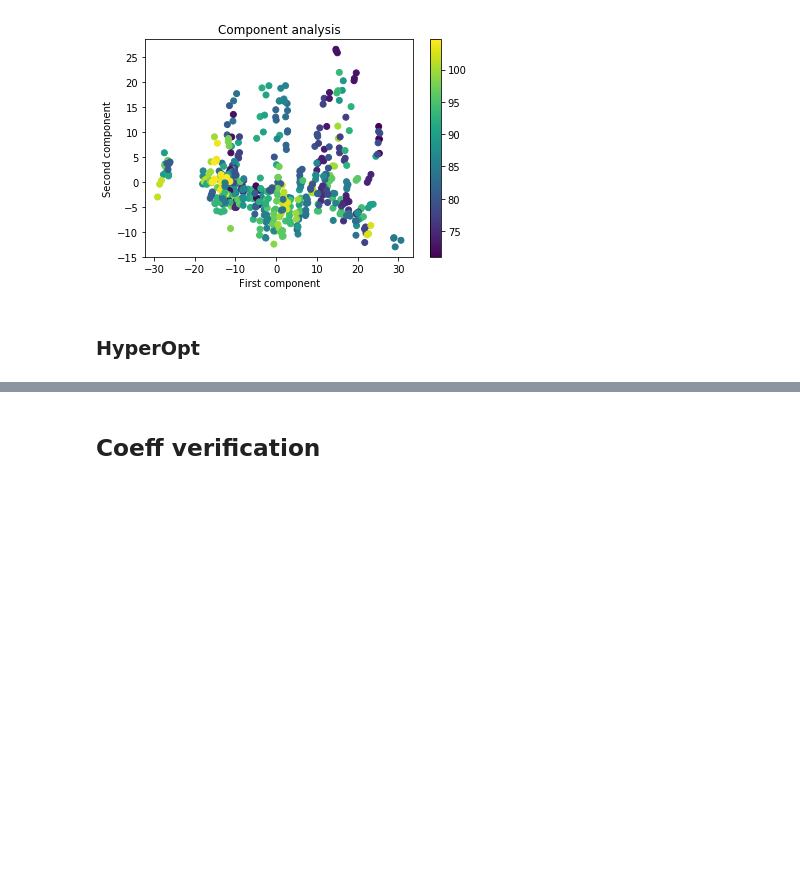
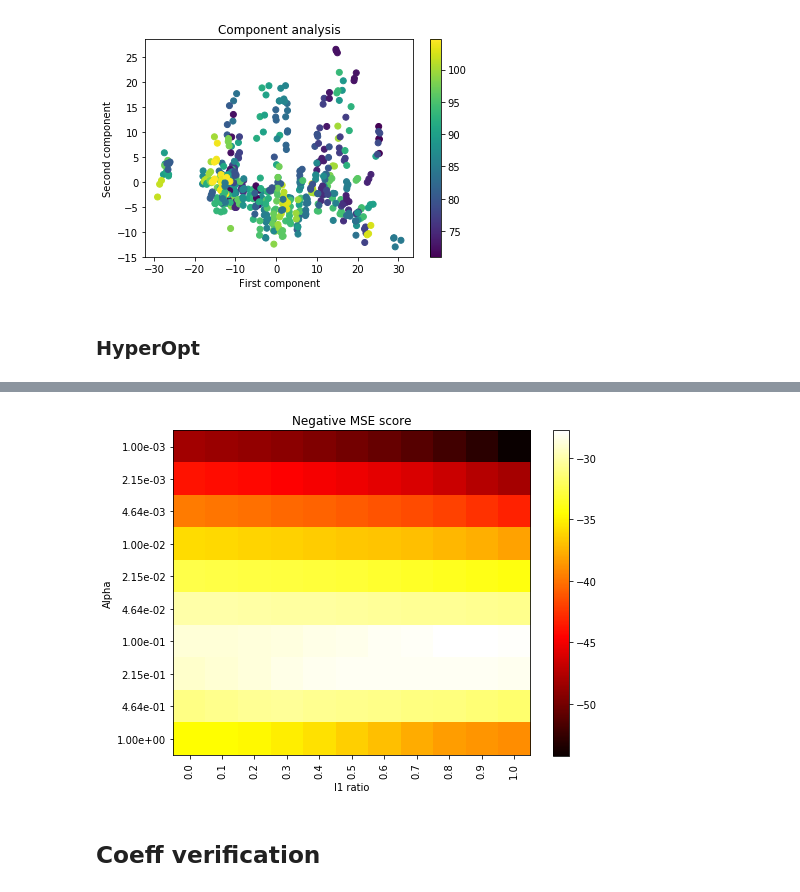
Before and after one commit to rudloffl/article-peas-nirs, a Jupyter notebook: notebooks/B2 - regression 2nd d.ipynb, the cells around one changed output, grey strips where cells are left out. Cells and saved outputs as stored; diff of their text form; code cells hidden in the pictures; blank space fills up the shorter version.

Commit message:
Final version, heat map and hyperopt improved

```diff
--- a/notebooks/B2 - regression 2nd d.ipynb
+++ b/notebooks/B2 - regression 2nd d.ipynb
@@ -391,0 +400,9 @@ mean_squared_error(preds, spectra['target'])**.5
+# %%
+alpha_range = np.logspace(-3, 0, 10)
+l1_ratio_range = np.linspace(0.0001, 1, 11)
+param_grid = dict(alpha=alpha_range, l1_ratio=l1_ratio_range)
+
+elnet = ElasticNet(random_state=0, max_iter=10000)
+
+grid = GridSearchCV(elnet, param_grid=param_grid, cv=kf, n_jobs=-2, scoring='neg_mean_squared_error')
+grid.fit(Xtrans, spectra['target'])
@@ -392,3 +422,19 @@ mean_squared_error(preds, spectra['target'])**.5
+# %%
+# heat map
+
+scores = grid.cv_results_['mean_test_score'].reshape(len(alpha_range),len(l1_ratio_range))
+
+plt.figure(figsize=(8, 6))
+plt.imshow(scores, interpolation='nearest', cmap=plt.cm.hot,)
+plt.ylabel('Alpha')
+plt.xlabel('l1 ratio')
+plt.colorbar()
+plt.yticks(np.arange(len(alpha_range)), ['{:.2e}'.format(x) for x in alpha_range])
+plt.xticks(np.arange(len(l1_ratio_range)), ['{:.1f}'.format(x) for x in l1_ratio_range], rotation=90)
+plt.title('Negative MSE score')
+plt.show()
+# %% [output]
+[figure, added]
 # %% [markdown]
 ## Coeff verification
 # %%
```
Also changed, not shown: parts of 20 cells of this notebook, 2 other files.
